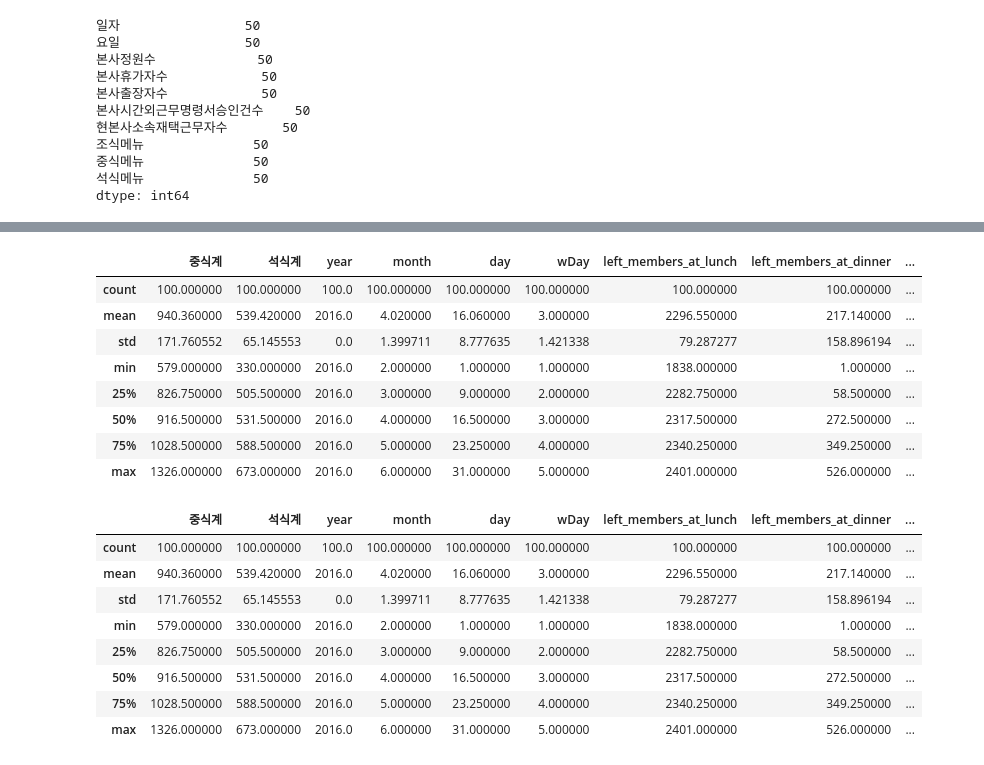
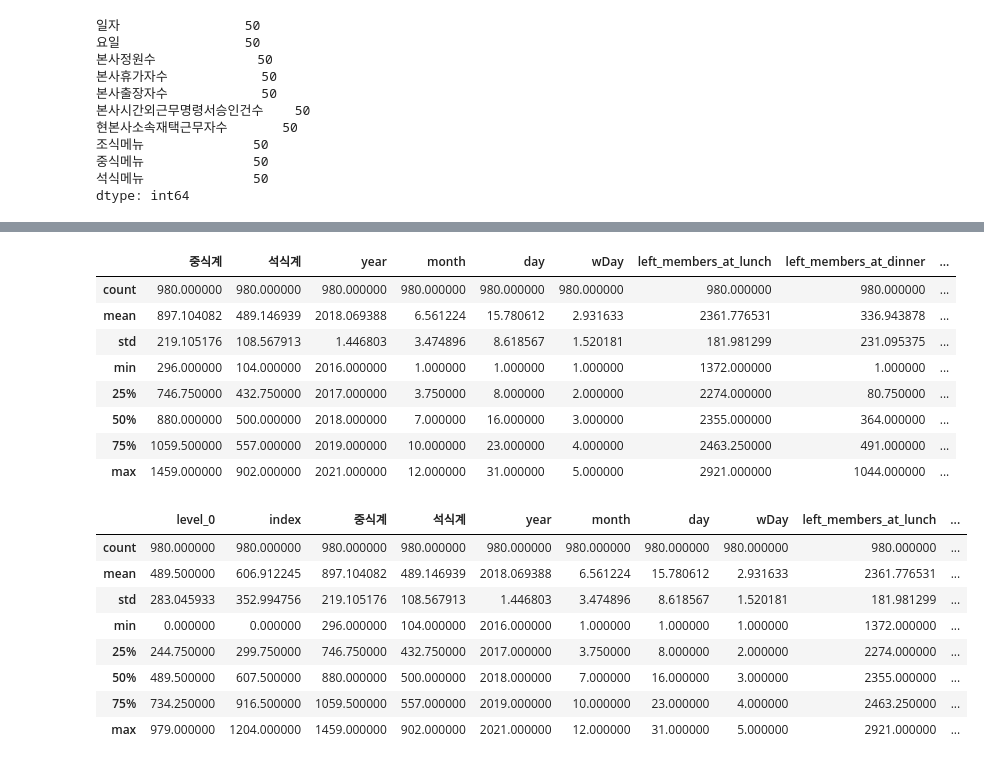
Before and after one commit to dlsdnjs96/Machine_Learning, a Jupyter notebook: cafeteria.ipynb, the cells around one changed output, grey strips where cells are left out. Drawn from its saved outputs; the diff is of its cells as text; code cells hidden in the pictures.

```diff
--- a/cafeteria.ipynb
+++ b/cafeteria.ipynb
@@ -36,7 +36,7 @@ test.count()
 dtype: int64
 # %%
 all_data = pd.concat([train, test], sort=False)
-all_data = train[:100]
+all_data = train
 # %%
 all_data['year'] = pd.to_numeric(all_data['일자'].str[:4])
 all_data['month'] = pd.to_numeric(all_data['일자'].str[5:7])
@@ -97,3 +76,9 @@ all_data.head()
 | 2 | 모닝롤/베이글 우유/두유/주스 계란후라이 표고버섯죽/쌀밥 (... | 카레덮밥 (쌀,현미흑미:국내산) 팽이장국 치킨핑거 (닭고기:... | 쌀밥/잡곡밥 (쌀,현미흑미:국내산) 청국장찌개 황태양념구이 ... | 1017.0 | 573.0 | 2016 | 2 | 3 | 3.0 | 2365.0 | ... |
 | 3 | 모닝롤/토마토샌드 우유/두유/주스 계란후라이 닭죽/쌀밥 (쌀... | 쌀밥/잡곡밥 (쌀,현미흑미:국내산) 쇠고기무국 주꾸미볶음 부... | 미니김밥*겨자장 (쌀,현미흑미:국내산) 우동 멕시칸샐러드 군... | 978.0 | 525.0 | 2016 | 2 | 4 | 4.0 | 2277.0 | ... |
 | 4 | 모닝롤/와플 우유/두유/주스 계란후라이 쇠고기죽/쌀밥 (쌀:... | 쌀밥/잡곡밥 (쌀,현미흑미:국내산) 떡국 돈육씨앗강정 (돼지... | 쌀밥/잡곡밥 (쌀,현미흑미:국내산) 차돌박이찌개 (쇠고기:호... | 925.0 | 330.0 | 2016 | 2 | 5 | 5.0 | 2142.0 | ... |
+# %%
+arr = ['조식메뉴', '중식메뉴', '석식메뉴']
+
+for j in arr:
+  for i in range(0, len(all_data[j])):
+    all_data[j][i] = all_data[j][i].replace('  ', ' ')
@@ -114,0 +102,5 @@ dtype: int64
+# %%
+#all_data['left_members_at_dinner'] = round(np.log1p(all_data['left_members_at_dinner']))
+all_data = all_data.loc[(all_data['석식계'] > 0)]
+all_data = all_data.loc[(all_data['left_members_at_dinner'] > 0)]
+all_data.describe()
@@ -115,6 +117,6 @@ dtype: int64
 # %%
-all_data.loc[all_data['석식계'] == 0, '석식계'] = 1
-all_data.loc[all_data['left_members_at_dinner'] == 0, 'left_members_at_dinner'] = 1
+#all_data.loc[all_data['석식계'] == 0, '석식계'] = 1
+#all_data.loc[all_data['left_members_at_dinner'] == 0, 'left_members_at_dinner'] = 1
 
 
 all_data['dinner_rates'] = all_data['석식계'] / all_data['left_members_at_dinner']
@@ -123,33 +125,34 @@ all_data['lunch_rates'] = all_data['중식계'] / all_data['left_members_at_lunc
 all_data.describe()
 # %% [output]
 |  | 중식계 | 석식계 | year | month | day | wDay | left_members_at_lunch | left_members_at_dinner | ... |
-| count | 100.000000 | 100.000000 | 100.0 | 100.000000 | 100.000000 | 100.000000 | 100.000000 | 100.000000 | ... |
-| mean | 940.360000 | 539.420000 | 2016.0 | 4.020000 | 16.060000 | 3.000000 | 2296.550000 | 217.140000 | ... |
-| std | 171.760552 | 65.145553 | 0.0 | 1.399711 | 8.777635 | 1.421338 | 79.287277 | 158.896194 | ... |
-| min | 579.000000 | 330.000000 | 2016.0 | 2.000000 | 1.000000 | 1.000000 | 1838.000000 | 1.000000 | ... |
-| 25% | 826.750000 | 505.500000 | 2016.0 | 3.000000 | 9.000000 | 2.000000 | 2282.750000 | 58.500000 | ... |
-| 50% | 916.500000 | 531.500000 | 2016.0 | 4.000000 | 16.500000 | 3.000000 | 2317.500000 | 272.500000 | ... |
-| 75% | 1028.500000 | 588.500000 | 2016.0 | 5.000000 | 23.250000 | 4.000000 | 2340.250000 | 349.250000 | ... |
-| max | 1326.000000 | 673.000000 | 2016.0 | 6.000000 | 31.000000 | 5.000000 | 2401.000000 | 526.000000 | ... |
+| count | 980.000000 | 980.000000 | 980.000000 | 980.000000 | 980.000000 | 980.000000 | 980.000000 | 980.000000 | ... |
+| mean | 897.104082 | 489.146939 | 2018.069388 | 6.561224 | 15.780612 | 2.931633 | 2361.776531 | 336.943878 | ... |
+| std | 219.105176 | 108.567913 | 1.446803 | 3.474896 | 8.618567 | 1.520181 | 181.981299 | 231.095375 | ... |
+| min | 296.000000 | 104.000000 | 2016.000000 | 1.000000 | 1.000000 | 1.000000 | 1372.000000 | 1.000000 | ... |
+| 25% | 746.750000 | 432.750000 | 2017.000000 | 3.750000 | 8.000000 | 2.000000 | 2274.000000 | 80.750000 | ... |
+| 50% | 880.000000 | 500.000000 | 2018.000000 | 7.000000 | 16.000000 | 3.000000 | 2355.000000 | 364.000000 | ... |
+| 75% | 1059.500000 | 557.000000 | 2019.000000 | 10.000000 | 23.000000 | 4.000000 | 2463.250000 | 491.000000 | ... |
+| max | 1459.000000 | 902.000000 | 2021.000000 | 12.000000 | 31.000000 | 5.000000 | 2921.000000 | 1044.000000 | ... |
 # %%
 min = all_data['lunch_rates'].min()
 max = all_data['lunch_rates'].max()
-all_data['lunch_rates'] = 10 * (all_data['lunch_rates'] - min) / (max - min)
+all_data['lunch_rates'] = (9 * (all_data['lunch_rates'] - min) / (max - min)) + 1
 
 min = all_data['dinner_rates'].min()
 max = all_data['dinner_rates'].max()
-all_data['dinner_rates'] = 10 * (all_data['dinner_rates'] - min) / (max - min)
+all_data['dinner_rates'] = (9 * (all_data['dinner_rates'] - min) / (max - min)) + 1
 
 
+#all_data = all_data.reset_index()
 all_data.describe()
 # %% [output]
-|  | 중식계 | 석식계 | year | month | day | wDay | left_members_at_lunch | left_members_at_dinner | ... |
-| count | 100.000000 | 100.000000 | 100.0 | 100.000000 | 100.000000 | 100.000000 | 100.000000 | 100.000000 | ... |
-| mean | 940.360000 | 539.420000 | 2016.0 | 4.020000 | 16.060000 | 3.000000 | 2296.550000 | 217.140000 | ... |
-| std | 171.760552 | 65.145553 | 0.0 | 1.399711 | 8.777635 | 1.421338 | 79.287277 | 158.896194 | ... |
-| min | 579.000000 | 330.000000 | 2016.0 | 2.000000 | 1.000000 | 1.000000 | 1838.000000 | 1.000000 | ... |
-| 25% | 826.750000 | 505.500000 | 2016.0 | 3.000000 | 9.000000 | 2.000000 | 2282.750000 | 58.500000 | ... |
-| 50% | 916.500000 | 531.500000 | 2016.0 | 4.000000 | 16.500000 | 3.000000 | 2317.500000 | 272.500000 | ... |
-| 75% | 1028.500000 | 588.500000 | 2016.0 | 5.000000 | 23.250000 | 4.000000 | 2340.250000 | 349.250000 | ... |
-| max | 1326.000000 | 673.000000 | 2016.0 | 6.000000 | 31.000000 | 5.000000 | 2401.000000 | 526.000000 | ... |
+|  | level_0 | index | 중식계 | 석식계 | year | month | day | wDay | left_members_at_lunch | ... |
+| count | 980.000000 | 980.000000 | 980.000000 | 980.000000 | 980.000000 | 980.000000 | 980.000000 | 980.000000 | 980.000000 | ... |
+| mean | 489.500000 | 606.912245 | 897.104082 | 489.146939 | 2018.069388 | 6.561224 | 15.780612 | 2.931633 | 2361.776531 | ... |
+| std | 283.045933 | 352.994756 | 219.105176 | 108.567913 | 1.446803 | 3.474896 | 8.618567 | 1.520181 | 181.981299 | ... |
+| min | 0.000000 | 0.000000 | 296.000000 | 104.000000 | 2016.000000 | 1.000000 | 1.000000 | 1.000000 | 1372.000000 | ... |
+| 25% | 244.750000 | 299.750000 | 746.750000 | 432.750000 | 2017.000000 | 3.750000 | 8.000000 | 2.000000 | 2274.000000 | ... |
+| 50% | 489.500000 | 607.500000 | 880.000000 | 500.000000 | 2018.000000 | 7.000000 | 16.000000 | 3.000000 | 2355.000000 | ... |
+| 75% | 734.250000 | 916.500000 | 1059.500000 | 557.000000 | 2019.000000 | 10.000000 | 23.000000 | 4.000000 | 2463.250000 | ... |
+| max | 979.000000 | 1204.000000 | 1459.000000 | 902.000000 | 2021.000000 | 12.000000 | 31.000000 | 5.000000 | 2921.000000 | ... |
 # %%
```
Also changed, not shown: parts of 20 cells of this notebook.
